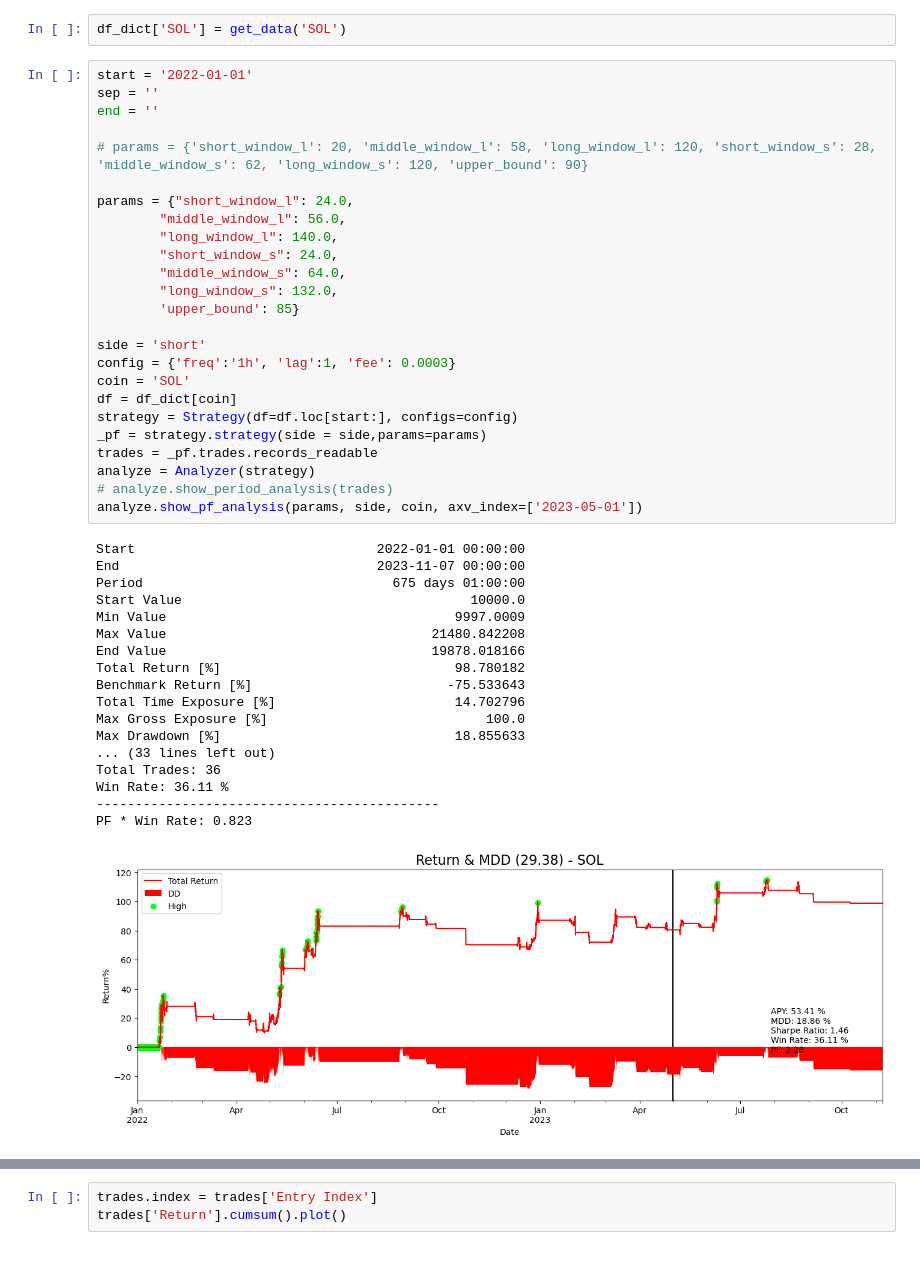
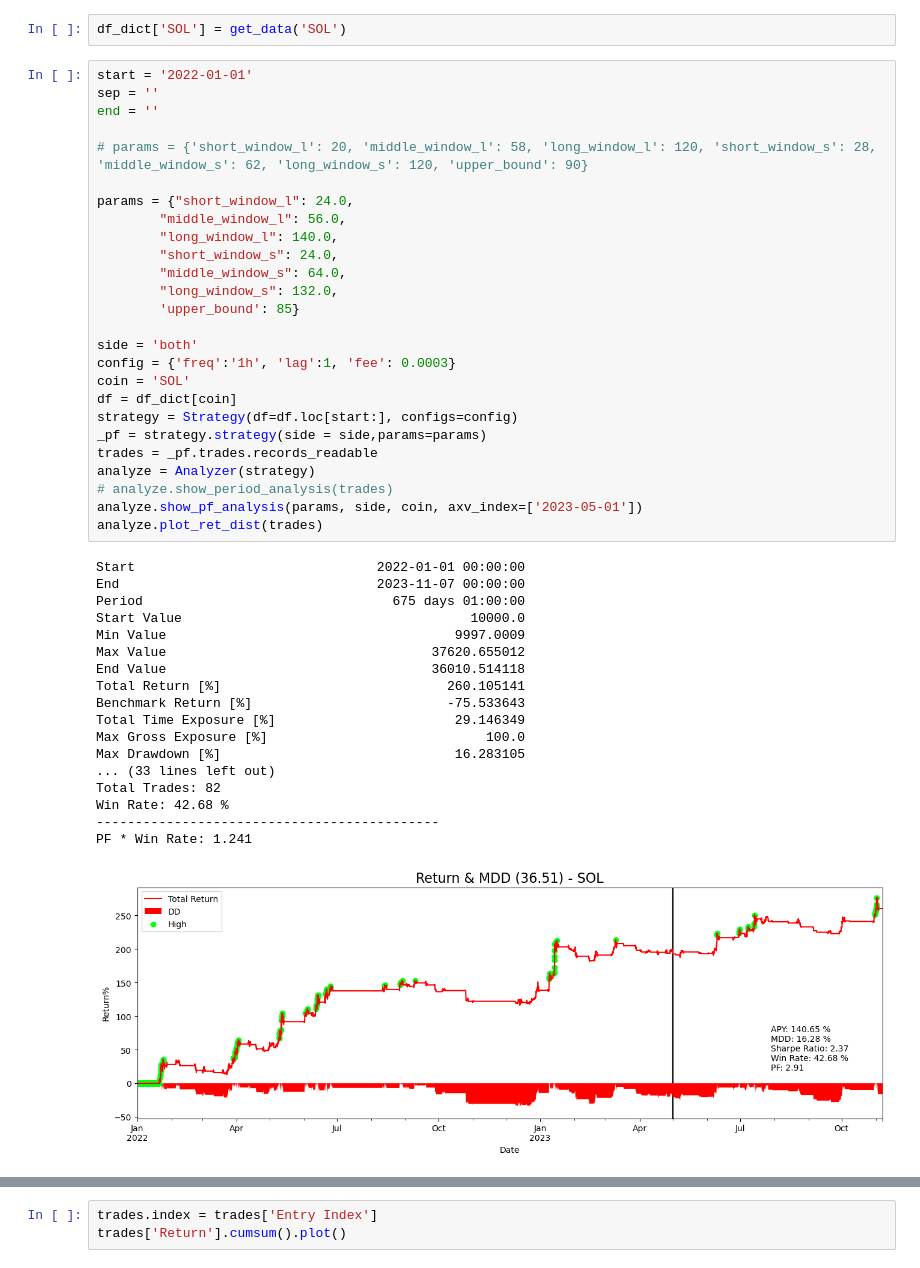
Before and after one commit to JohnsonHsiao/DC_capital_intern, a Jupyter notebook: strategy_research/CTA_TEST/Crypto/3ma/bt_lab.ipynb, the cells around one changed output, grey strips where cells are left out. Saved outputs shown, nothing was run; the diff lists cells and outputs as text.

```diff
--- a/strategy_research/CTA_TEST/Crypto/3ma/bt_lab.ipynb
+++ b/strategy_research/CTA_TEST/Crypto/3ma/bt_lab.ipynb
@@ -35,40 +35,41 @@ end = ''
 
 # params = {'short_window_l': 20, 'middle_window_l': 58, 'long_window_l': 120, 'short_window_s': 28, 'middle_window_s': 62, 'long_window_s': 120, 'upper_bound': 90}
 
 params = {"short_window_l": 24.0,
         "middle_window_l": 56.0,
         "long_window_l": 140.0,
         "short_window_s": 24.0,
         "middle_window_s": 64.0,
         "long_window_s": 132.0,
         'upper_bound': 85}
 
-side = 'short'
+side = 'both'
 config = {'freq':'1h', 'lag':1, 'fee': 0.0003}
 coin = 'SOL'
 df = df_dict[coin]
 strategy = Strategy(df=df.loc[start:], configs=config)
 _pf = strategy.strategy(side = side,params=params)
 trades = _pf.trades.records_readable
 analyze = Analyzer(strategy)
 # analyze.show_period_analysis(trades)
 analyze.show_pf_analysis(params, side, coin, axv_index=['2023-05-01'])
+analyze.plot_ret_dist(trades)
 # %% [output]
 Start                               2022-01-01 00:00:00
 End                                 2023-11-07 00:00:00
 Period                                675 days 01:00:00
 Start Value                                     10000.0
 Min Value                                     9997.0009
-Max Value                                  21480.842208
-End Value                                  19878.018166
-Total Return [%]                              98.780182
+Max Value                                  37620.655012
+End Value                                  36010.514118
+Total Return [%]                             260.105141
 Benchmark Return [%]                         -75.533643
-Total Time Exposure [%]                       14.702796
+Total Time Exposure [%]                       29.146349
 Max Gross Exposure [%]                            100.0
-Max Drawdown [%]                              18.855633
+Max Drawdown [%]                              16.283105
 ... (33 lines left out)
-Total Trades: 36
-Win Rate: 36.11 %
+Total Trades: 82
+Win Rate: 42.68 %
 --------------------------------------------
-PF * Win Rate: 0.823
+PF * Win Rate: 1.241
-[figure, old version]
+[figure, new version]
```
Also changed, not shown: parts of 2 cells of this notebook, 12 other files.
